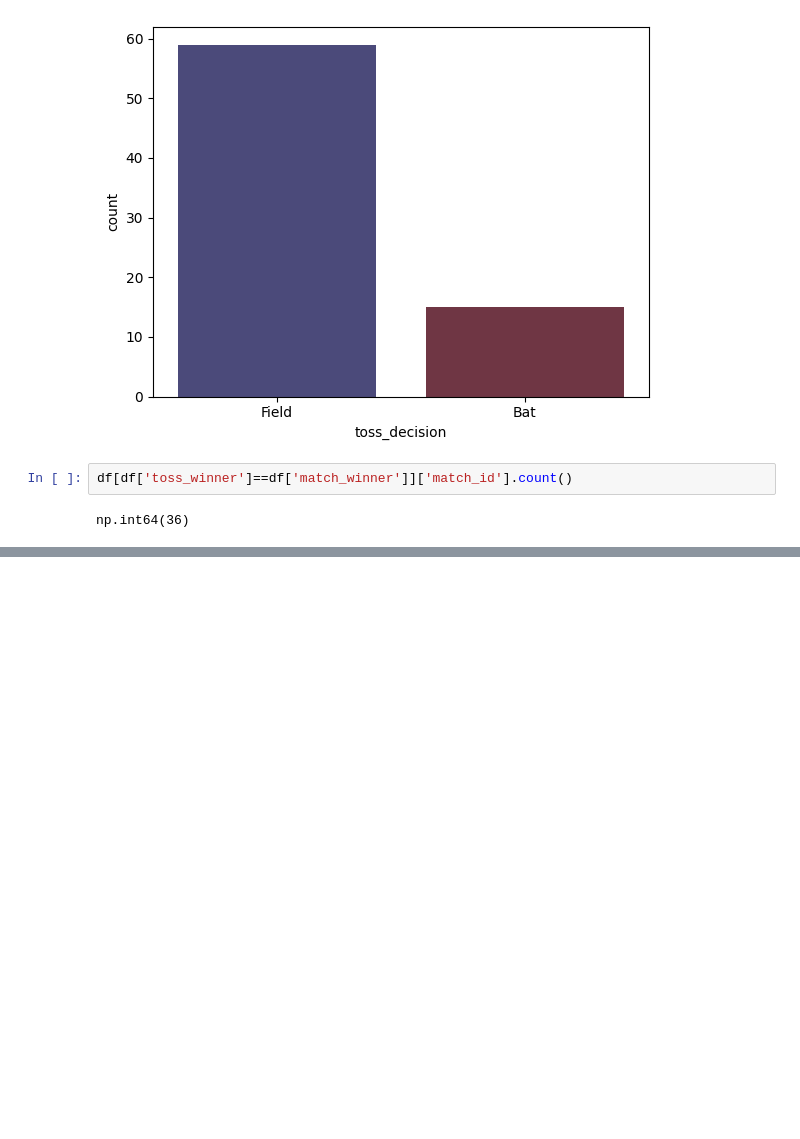
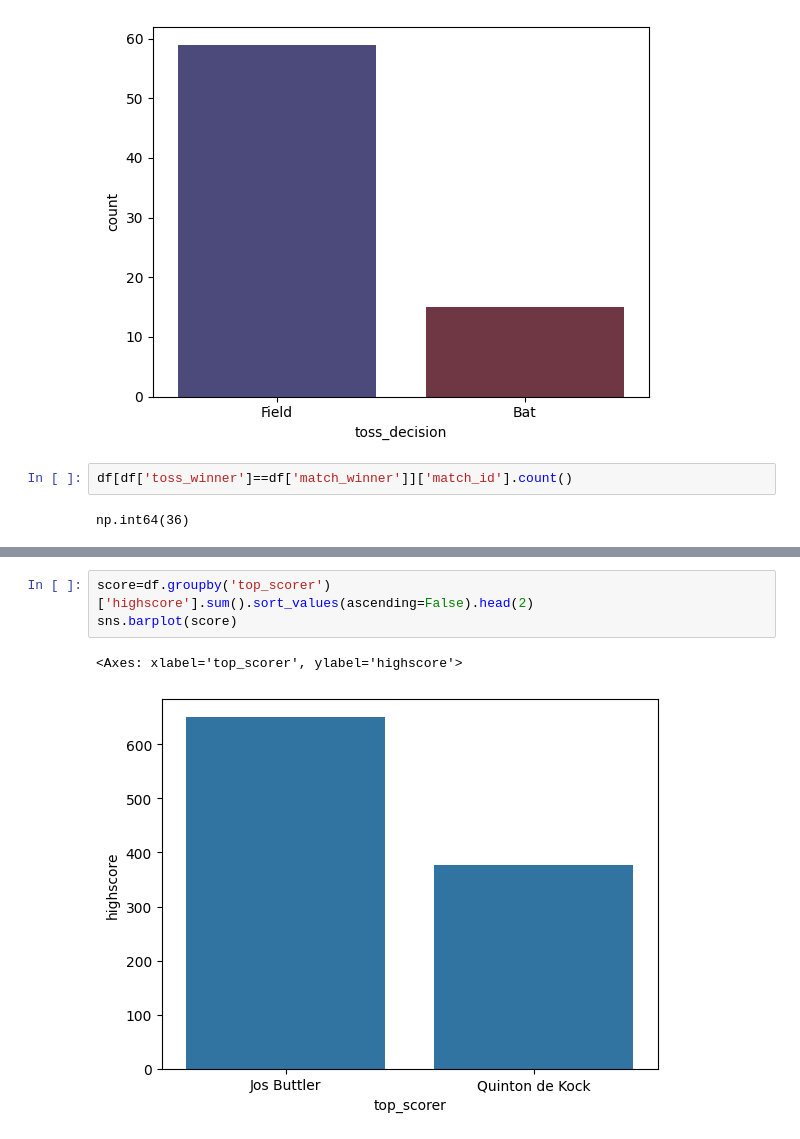
Before and after one commit to rahulchawla77/ML-JOURNEY, a Jupyter notebook: Ipl project learning.ipynb, the cells around one changed output, grey strips where cells are left out. Cells and saved outputs as stored; diff of their text form; blank space fills up the shorter version.

```diff
--- a/Ipl project learning.ipynb
+++ b/Ipl project learning.ipynb
@@ -78,0 +90,6 @@ np.int64(36)
+# %%
+score=df.groupby('top_scorer')['highscore'].sum().sort_values(ascending=False).head(2)
+sns.barplot(score)
+# %% [output]
+<Axes: xlabel='top_scorer', ylabel='highscore'>
+[figure, added]
```
Also changed, not shown: parts of 4 cells of this notebook.
